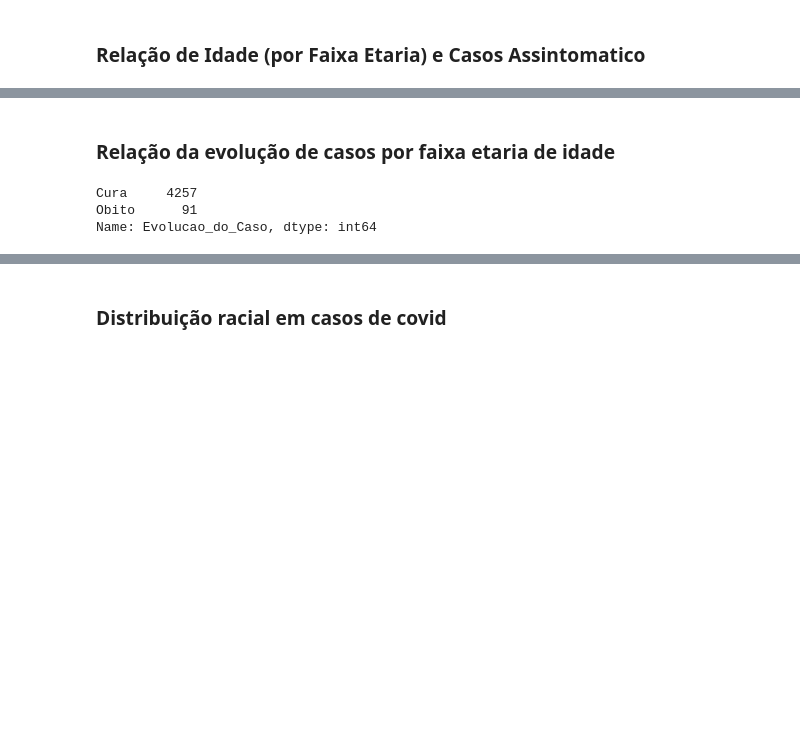
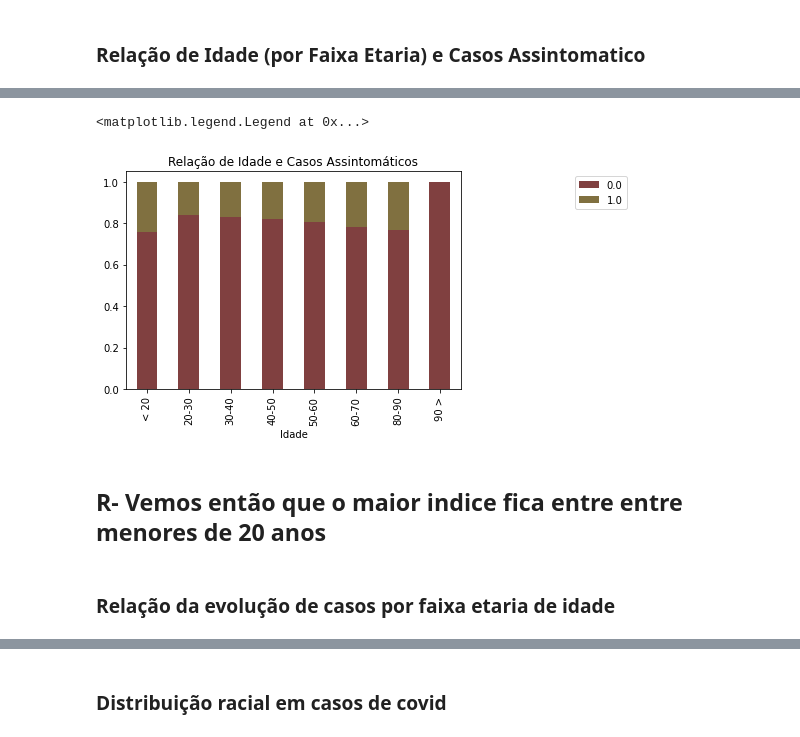
Before and after one commit to saul-rocha/MTI_Ciencia_de_dados, a Jupyter notebook: atividade-covid-picos/covid_picos_exercicio.ipynb, the cells around one changed output, grey strips where cells are left out. Saved outputs shown, nothing was run; the diff lists cells and outputs as text; code cells hidden in the pictures; blank space fills up the shorter version.

```diff
--- a/atividade-covid-picos/covid_picos_exercicio.ipynb
+++ b/atividade-covid-picos/covid_picos_exercicio.ipynb
@@ -136,0 +106,9 @@ Name: Classificação_Final, dtype: int64
+# %%
+#Tratando valores ausentes
+
+#retira os valores nulos da evoolução dos casos resultando em classificação final os 91 valores nulos onde
+# nas mesmas linhas contém 91 óbitos na coluna Classificação final
+df_rename.dropna(subset= ["Evolucao_do_Caso"], inplace=True)
+
+##logo os mesmos podem ser confirmados
+df_rename["Classificacao_Final"].fillna("Confirmado Laboratorial")
@@ -138,8 +138,8 @@ Name: Classificação_Final, dtype: int64
 lista = ["Profissional_de_Seguranca", "Condições_Doenças_cardiacas_cronicas", "Condições_Diabetes", "Condições_Doencas_renais_cronicas_","Condições_Imunossupressao", "Condições_Gestante", "Condições_Portador_de_doenças_cromossómicas", "Condições_Obesidade"]
 # %%
 # Tranformando strings em numeros (Neste caso converta apenas as variaveis com SIM ou Não)
-for a in df_clean:
+for a in df_rename:
     if a in lista:
-        df_clean = df_clean.replace({'Sim': 1})
-        df_clean = df_clean.replace({'Não': 0})
+        df_rename = df_rename.replace({'Sim': 1})
+        df_rename = df_rename.replace({'Não': 0})
 # %%
@@ -168,6 +168,6 @@ Link dos exemplos de figuras com matplotlib: https://matplotlib.org/stable/galle
 # %% [markdown]
 ### Distribuição de Idade
 # %%
-x= df_clean.Idade.value_counts()
+x= df_rename.Idade.value_counts()
 # %%
 x.sort_index()
@@ -221,9 +221,33 @@ plt.show()
+# %%
+
+# Qual a faixa etaria com maior indice de pessoas assintomaticas?
+import colorsys
+
+
+df_idades = df_rename.copy()
+bins = [0, 20, 30, 40, 50, 60, 80, 90, 100]
+
+df_idades["Idade"] = pd.cut(df_idades["Idade"],
+                           bins, labels=["< 20", "20-30", "30-40", "40-50", "50-60", "60-70", "80-90", "90 >"])
+
+
+df_casos = pd.crosstab(df_idades.Idade, df_idades.Assintomatico).apply(lambda r: r/r.sum(), axis=1)
+
+#quantidade
+num = len(df_idades.Idade.value_counts().index)
+
+# Criando a lista de cores
+listaHSV = [(x*1.0/num, 0.5, 0.5) for x in range(num)]
+listaRGB = list(map(lambda x: colorsys.hsv_to_rgb(*x), listaHSV))
+
+# Gráfico de Barras (Stacked)
+ax1 = df_casos.plot(kind = "bar", stacked = True, color = listaRGB, title = "Relação de Idade e Casos Assintomáticos")
+lines, labels = ax1.get_legend_handles_labels()
+ax1.legend(lines, labels, bbox_to_anchor = (1.51, 1))
+# %% [output]
+<matplotlib.legend.Legend at 0x...>
+[figure, added]
+# %% [markdown]
+## R- Vemos então que o maior indice fica entre entre menores de 20 anos
 # %% [markdown]
 ### Relação da evolução de casos por faixa etaria de idade
-# %%
-# Qual a relação entre a Idade e evolução do caso?
-df_rename["Evolucao_do_Caso"].value_counts()
-# %% [output]
-Cura     4257
-Obito      91
-Name: Evolucao_do_Caso, dtype: int64
```
Also changed, not shown: parts of 26 cells of this notebook.
